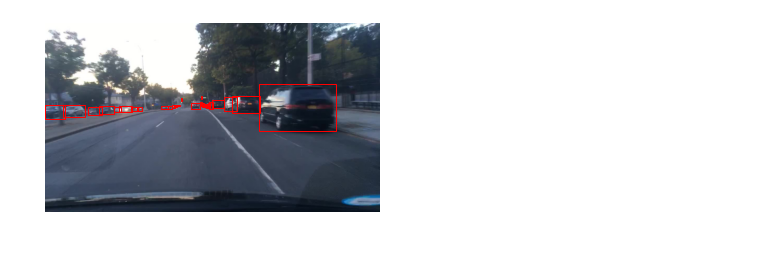
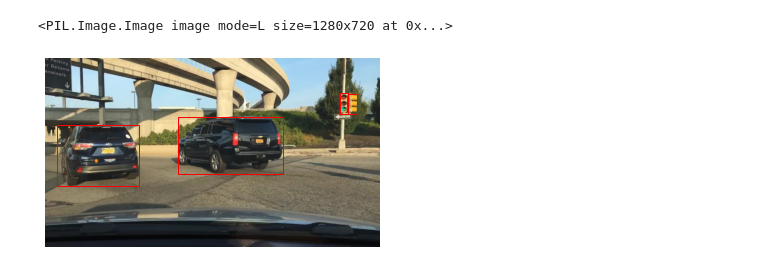
Before and after one commit to Khaliladib11/YOLOC, a Jupyter notebook: src/data/Untitled1.ipynb, the cells around one changed output. Cells and saved outputs as stored; diff of their text form; code cells hidden in the pictures.

```diff
--- a/src/data/Untitled1.ipynb
+++ b/src/data/Untitled1.ipynb
@@ -18,6 +18,7 @@ bdd_params = {
 bdd = BDD(**bdd_params)
 # %%
 idx = random.randint(0, len(bdd))
-bdd.display_image(idx, True)
+bdd.display_image(idx = 0, boxes=True, de_seg=True, ll_seg=False)
 # %% [output]
+<PIL.Image.Image image mode=L size=1280x720 at 0x...>
-[figure, old version]
+[figure, new version]
```
Also changed, not shown: parts of 3 cells of this notebook, 4 other files.
